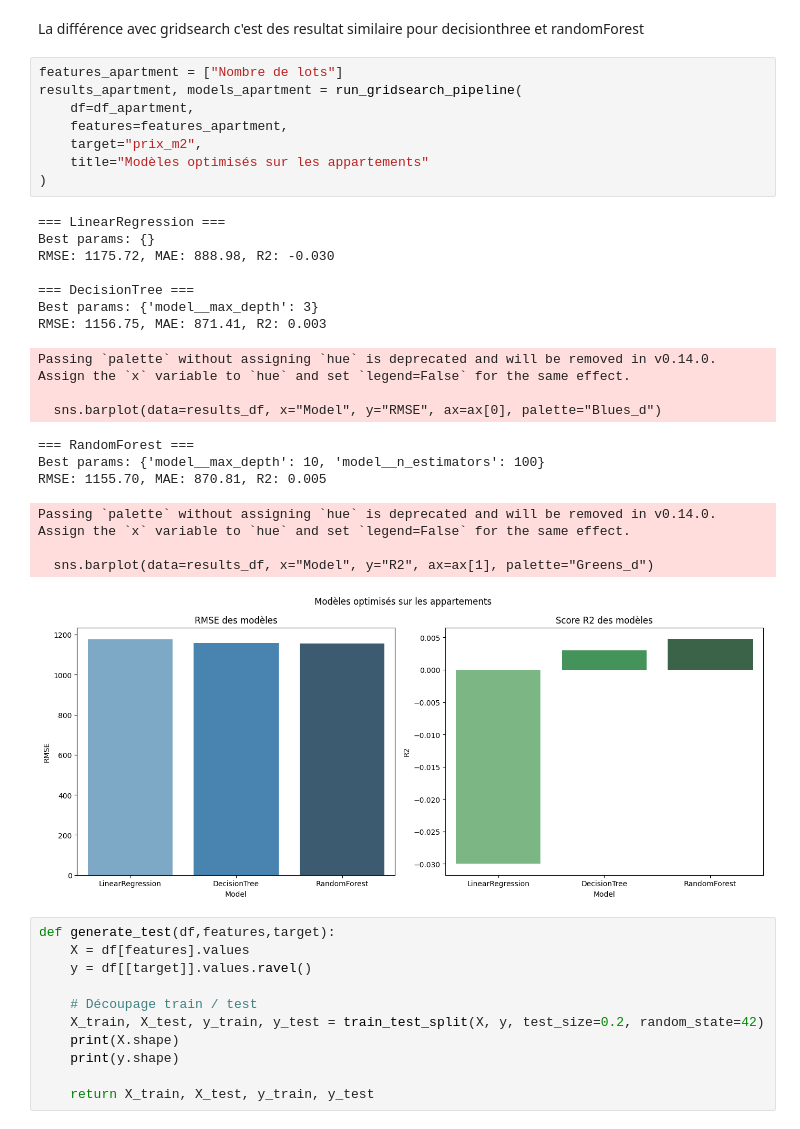
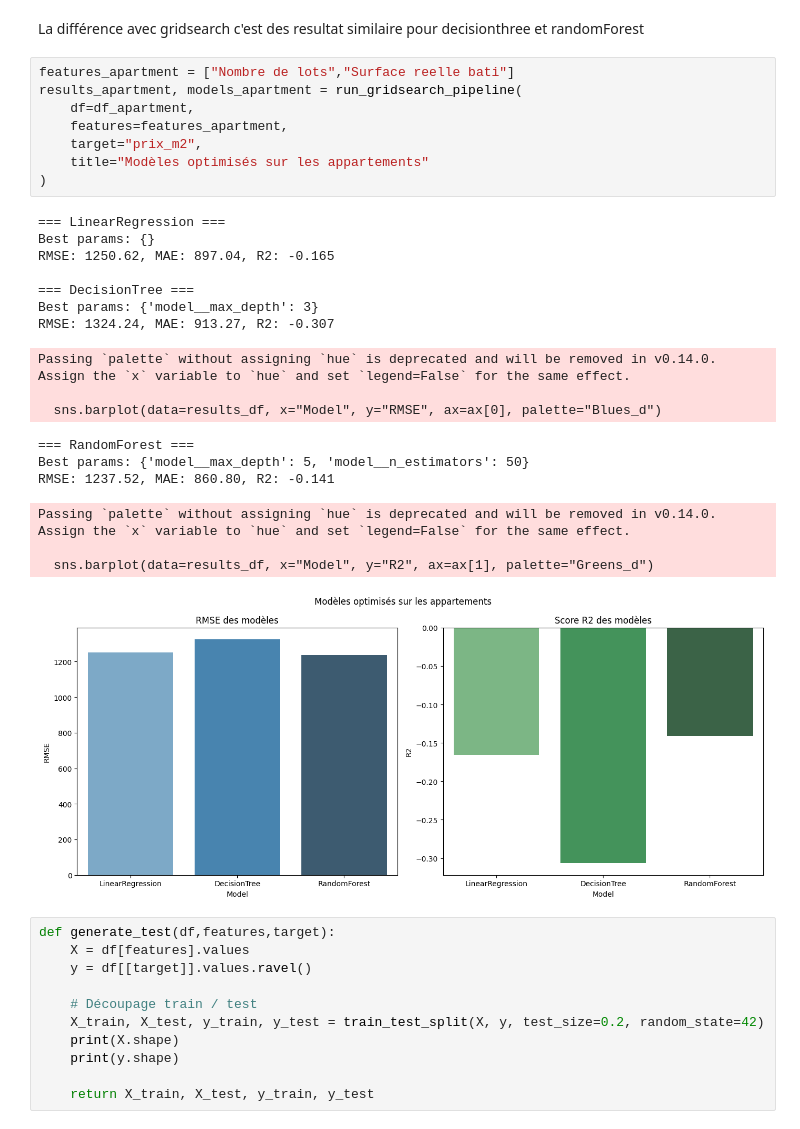
Before and after one commit to sayana-project/immoprice_api, a Jupyter notebook: notebooks/p1_lille.ipynb, the cells around one changed output. Saved outputs shown, nothing was run; the diff lists cells and outputs as text.

```diff
--- a/notebooks/p1_lille.ipynb
+++ b/notebooks/p1_lille.ipynb
@@ -505,31 +503,31 @@ RMSE: 837.57, MAE: 646.20, R2: -0.115
 # %% [markdown]
 La différence avec gridsearch c'est des resultat similaire pour decisionthree et randomForest
 # %%
-features_apartment = ["Nombre de lots"]
+features_apartment = ["Nombre de lots","Surface reelle bati"]
 results_apartment, models_apartment = run_gridsearch_pipeline(
     df=df_apartment,
     features=features_apartment,
     target="prix_m2",
     title="Modèles optimisés sur les appartements"
 )
 # %% [output]
 === LinearRegression ===
 Best params: {}
-RMSE: 1175.72, MAE: 888.98, R2: -0.030
+RMSE: 1250.62, MAE: 897.04, R2: -0.165
 
 === DecisionTree ===
 Best params: {'model__max_depth': 3}
-RMSE: 1156.75, MAE: 871.41, R2: 0.003
+RMSE: 1324.24, MAE: 913.27, R2: -0.307
 Passing `palette` without assigning `hue` is deprecated and will be removed in v0.14.0. Assign the `x` variable to `hue` and set `legend=False` for the same effect.
 
   sns.barplot(data=results_df, x="Model", y="RMSE", ax=ax[0], palette="Blues_d")
 === RandomForest ===
-Best params: {'model__max_depth': 10, 'model__n_estimators': 100}
-RMSE: 1155.70, MAE: 870.81, R2: 0.005
+Best params: {'model__max_depth': 5, 'model__n_estimators': 50}
+RMSE: 1237.52, MAE: 860.80, R2: -0.141
 Passing `palette` without assigning `hue` is deprecated and will be removed in v0.14.0. Assign the `x` variable to `hue` and set `legend=False` for the same effect.
 
   sns.barplot(data=results_df, x="Model", y="R2", ax=ax[1], palette="Greens_d")
-[figure, old version]
+[figure, new version]
 # %%
 def generate_test(df,features,target):
     X = df[features].values
```
Also changed, not shown: parts of 10 cells of this notebook, 26 other files.
